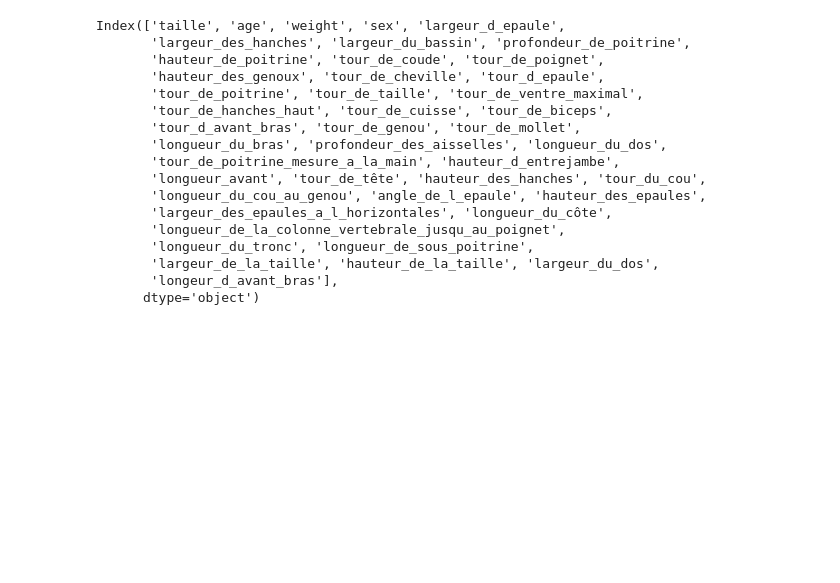
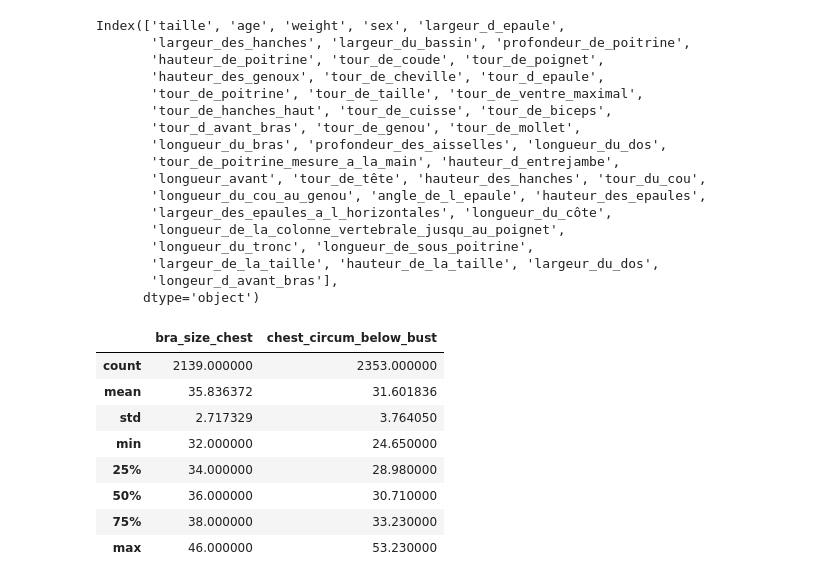
Before and after one commit to cosaques/biba-bop-stage-dataset, a Jupyter notebook: test_15_07.ipynb, the cells around one changed output. Saved outputs shown, nothing was run; the diff lists cells and outputs as text; code cells hidden in the pictures; blank space fills up the shorter version.

```diff
--- a/test_15_07.ipynb
+++ b/test_15_07.ipynb
@@ -381,0 +384,12 @@ cleaned_caesar["longueur_d_avant_bras"]=caesar_df["radial_stylion_len"]*2.54
+# %%
+caesar_df[["bra_size_chest","chest_circum_below_bust"]].describe()
+# %% [output]
+|  | bra_size_chest | chest_circum_below_bust |
+| count | 2139.000000 | 2353.000000 |
+| mean | 35.836372 | 31.601836 |
+| std | 2.717329 | 3.764050 |
+| min | 32.000000 | 24.650000 |
+| 25% | 34.000000 | 28.980000 |
+| 50% | 36.000000 | 30.710000 |
+| 75% | 38.000000 | 33.230000 |
+| max | 46.000000 | 53.230000 |
```
Also changed, not shown: parts of 10 cells of this notebook, 49 other files.
